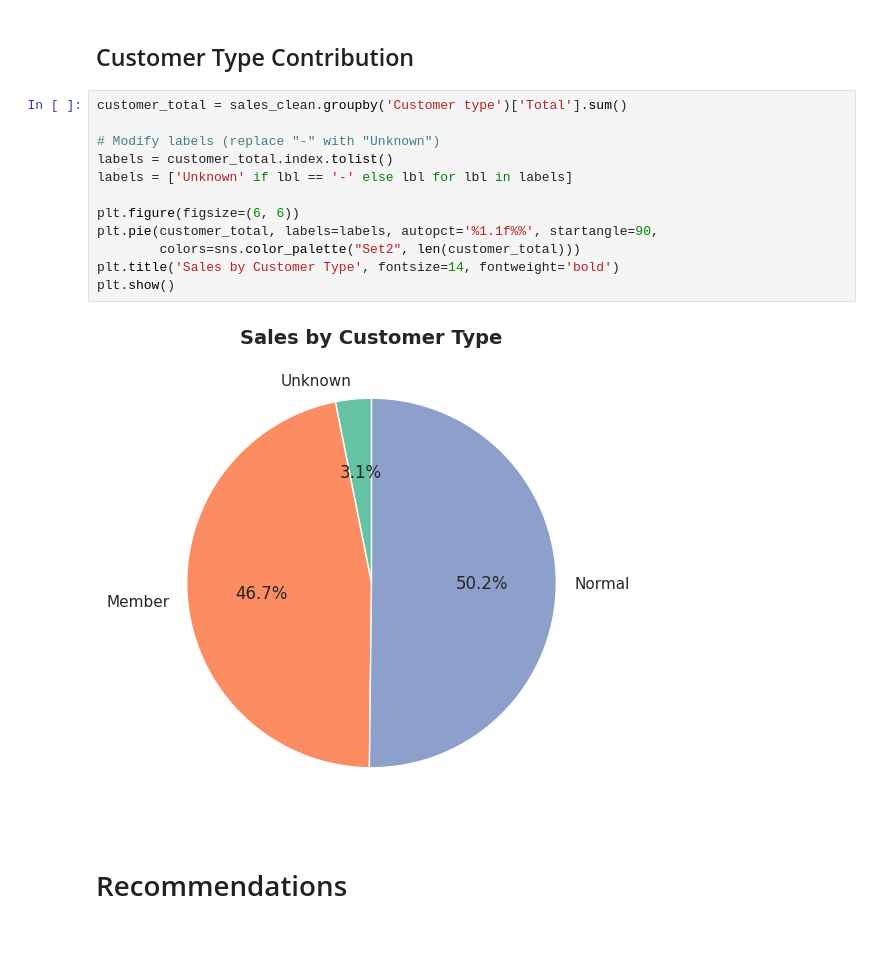
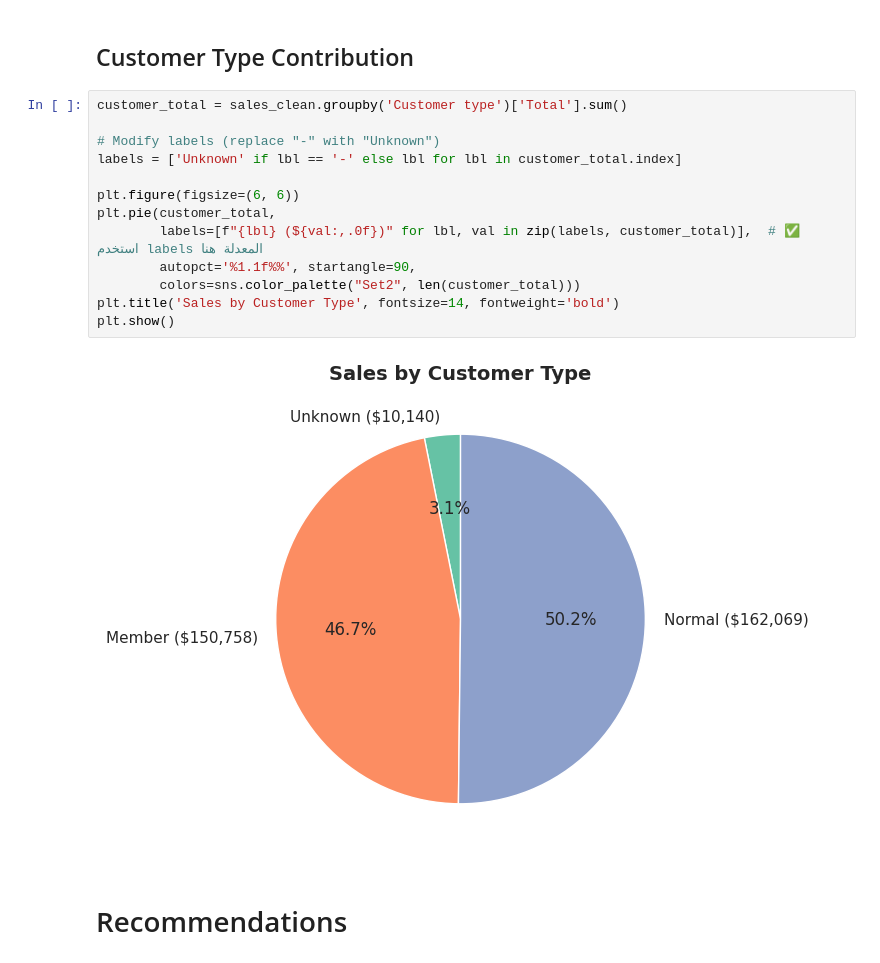
Before and after one commit to abdelazimanwar/supermarket-sales-analysis, a Jupyter notebook: Analysis_of_Supermarket_Sales.ipynb, the cells around one changed output. Saved outputs shown, nothing was run; the diff lists cells and outputs as text.

```diff
--- a/Analysis_of_Supermarket_Sales.ipynb
+++ b/Analysis_of_Supermarket_Sales.ipynb
@@ -570,17 +603,18 @@ plt.show()
 # %%
 customer_total = sales_clean.groupby('Customer type')['Total'].sum()
 
 # Modify labels (replace "-" with "Unknown")
-labels = customer_total.index.tolist()
-labels = ['Unknown' if lbl == '-' else lbl for lbl in labels]
+labels = ['Unknown' if lbl == '-' else lbl for lbl in customer_total.index]
 
 plt.figure(figsize=(6, 6))
-plt.pie(customer_total, labels=labels, autopct='%1.1f%%', startangle=90,
+plt.pie(customer_total,
+        labels=[f"{lbl} (${val:,.0f})" for lbl, val in zip(labels, customer_total)],  # ✅ استخدم labels المعدلة هنا
+        autopct='%1.1f%%', startangle=90,
         colors=sns.color_palette("Set2", len(customer_total)))
 plt.title('Sales by Customer Type', fontsize=14, fontweight='bold')
 plt.show()
 # %% [output]
-[figure, old version]
+[figure, new version]
 # %% [markdown]
 # Recommendations
 # %% [markdown]
```
Also changed, not shown: parts of 12 cells of this notebook.
